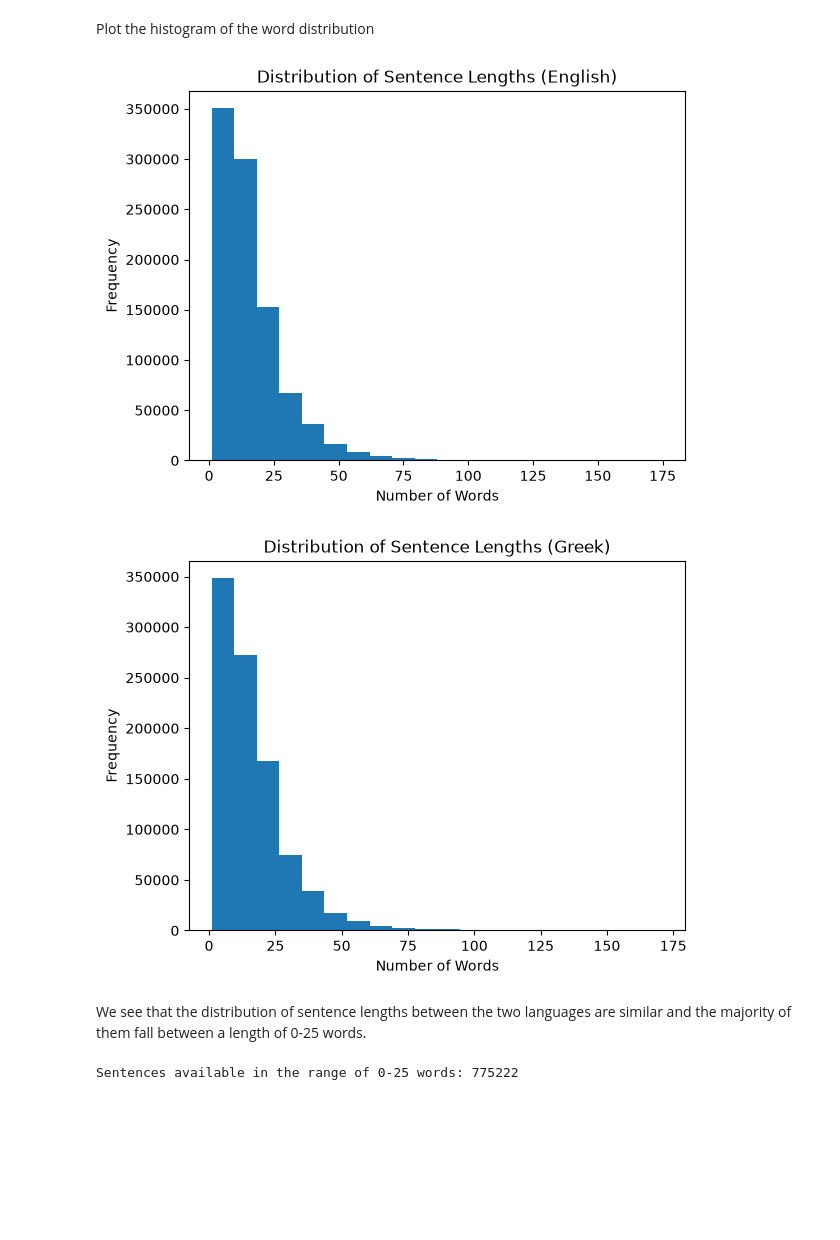
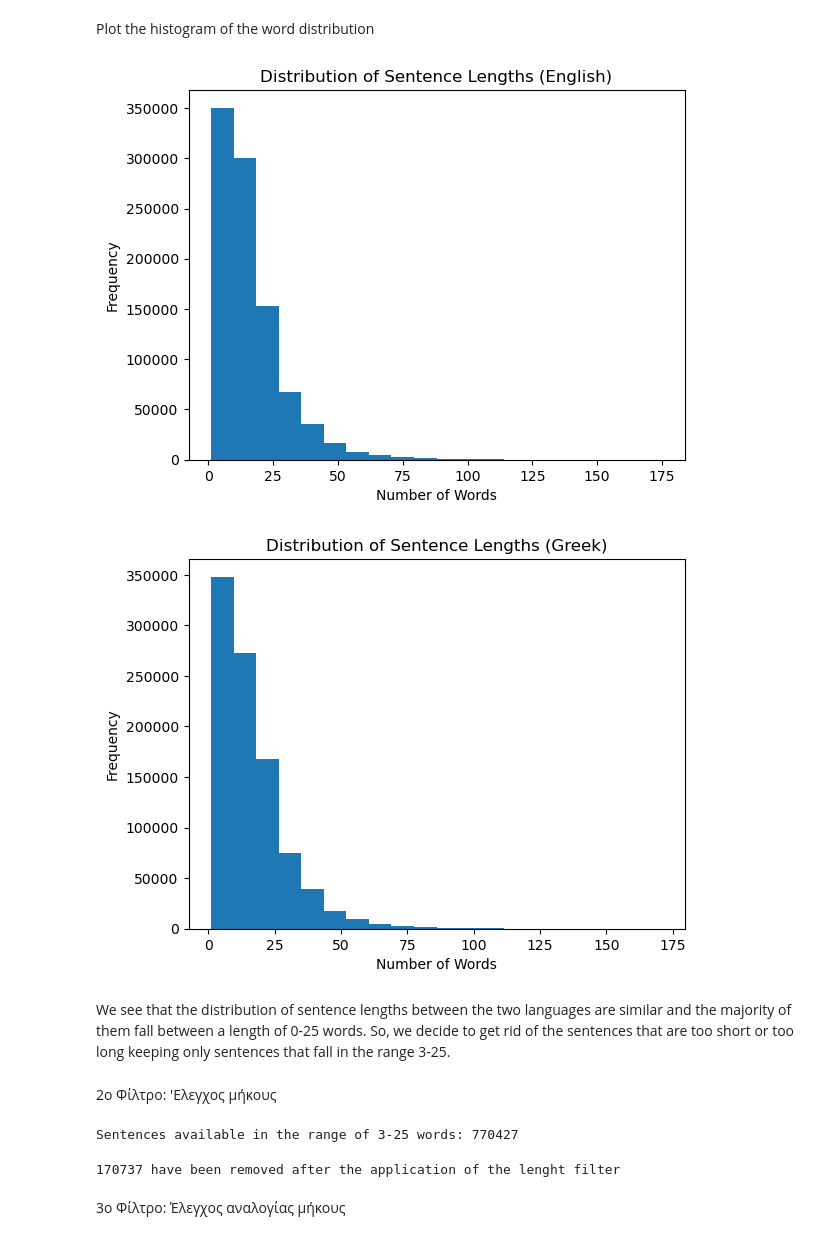
Before and after one commit to katerinadefto-svg/Machine-Translation-Group-Project-1, a Jupyter notebook: Untitled0 (1).ipynb, the cells around one changed output. Drawn from its saved outputs; the diff is of its cells as text; code cells hidden in the pictures; blank space fills up the shorter version.

Commit message:
Length Filter (altered) - Length Ratio Filter

```diff
--- a/Untitled0 (1).ipynb
+++ b/Untitled0 (1).ipynb
@@ -127,3 +127,3 @@ data.describe()
 # %%
-data = data.drop_duplicates(subset = ["Greek sentences", "English translation"])
+data_no_duplicates = data.drop_duplicates(subset = ["Greek sentences", "English translation"])
 # %%
@@ -131,5 +131,5 @@ len(data) # Δεν υπάρχουν διπλότυπα ζεύγη όπου κα
 # %% [output]
 1000000
 # %%
-data = data.drop_duplicates(subset = ["Greek sentences"])
+unique_sentences = data.drop_duplicates(subset = ["Greek sentences"])
 # %%
@@ -157,17 +157,17 @@ Plot the histogram of the word distribution
 # %%
 import matplotlib.pyplot as plt
 
-data["Word Count_EN"].plot.hist(bins=20)
+unique_sentences["Word Count_EN"].plot.hist(bins=20)
 
 plt.title("Distribution of Sentence Lengths (English)")
 plt.xlabel("Number of Words")
 plt.ylabel("Frequency")
 
 plt.show()
 # %% [output]
-[figure, old version]
+[figure, new version]
 # %%
-data["Word Count_GR"].plot.hist(bins=20)
+unique_sentences["Word Count_GR"].plot.hist(bins=20)
 
 plt.title("Distribution of Sentence Lengths (Greek)")
 plt.xlabel("Number of Words")
@@ -175,11 +175,20 @@ plt.ylabel("Frequency")
 
 plt.show()
 # %% [output]
-[figure, old version]
+[figure, new version]
 # %% [markdown]
-We see that the distribution of sentence lengths between the two languages are similar and the majority of them fall between a length of 0-25 words.
+We see that the distribution of sentence lengths between the two languages are similar and the majority of them fall between a length of 0-25 words. So, we decide to get rid of the sentences that are too short or too long keeping only sentences that fall in the range 3-25.
+# %% [markdown]
+2ο Φίλτρο: 'Ελεγχος μήκους
 # %%
-short_sentences = data[data["Word Count_GR"] <= 25]
-print(f"Sentences available in the range of 0-25 words: {len(short_sentences)}")
+# Άλλαξα λίγο το εύρος από 0-25 σε 3-25, γιατί οι υπερβολικά μικρές προτάσεις μιας δυο λέξεων δεν προσφέρουν και πολλά.
+short_sentences = unique_sentences[(unique_sentences["Word Count_GR"] >= 3) & (unique_sentences["Word Count_GR"] <= 25)]
+print(f"Sentences available in the range of 3-25 words: {len(short_sentences)}")
 # %% [output]
-Sentences available in the range of 0-25 words: 775222
+Sentences available in the range of 3-25 words: 770427
+# %%
+print(f"{len(unique_sentences) - len(short_sentences)} have been removed after the application of the lenght filter")
+# %% [output]
+170737 have been removed after the application of the lenght filter
+# %% [markdown]
+3ο Φίλτρο: Έλεγχος αναλογίας μήκους
```
Also changed, not shown: parts of 12 cells of this notebook, 5 other files.
